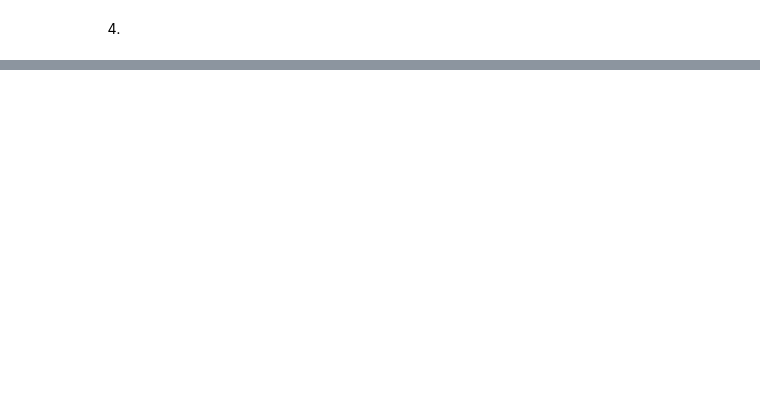
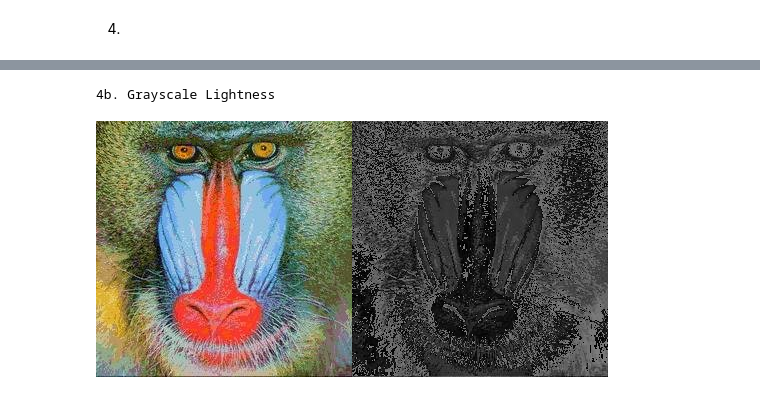
Before and after one commit to Vemas144/PCVK_Ganjil_2025, a Jupyter notebook: Week3.ipynb, the cells around one changed output, grey strips where cells are left out. Cells and saved outputs as stored; diff of their text form; code cells hidden in the pictures; blank space fills up the shorter version.

```diff
--- a/Week3.ipynb
+++ b/Week3.ipynb
@@ -96,2 +128,10 @@ masukkan kontras [1.0 - 3.0]: 2
 # %% [markdown]
 4.
+# %%
+original = cv2.imread('/content/drive/MyDrive/images/Baboon.png')
+import matplotlib.pyplot as plt
+
+# Grayscale avg
+gray_avg = np.mean(original, axis=2).astype(np.uint8)
+print("4a. Grayscale Averaging")
+cv2_imshow(cv2.hconcat([original, cv2.cvtColor(gray_avg, cv2.COLOR_GRAY2BGR)]))
@@ -97,0 +141,8 @@ masukkan kontras [1.0 - 3.0]: 2
+# %%
+# Grayscale Lightness
+gray_lightness = ((np.max(original, axis=2) + np.min(original, axis=2)) / 2).astype(np.uint8)
+print("4b. Grayscale Lightness")
+cv2_imshow(cv2.hconcat([original, cv2.cvtColor(gray_lightness, cv2.COLOR_GRAY2BGR)]))
+# %% [output]
+4b. Grayscale Lightness
+[figure, added]
```
Also changed, not shown: parts of 5 cells of this notebook.
